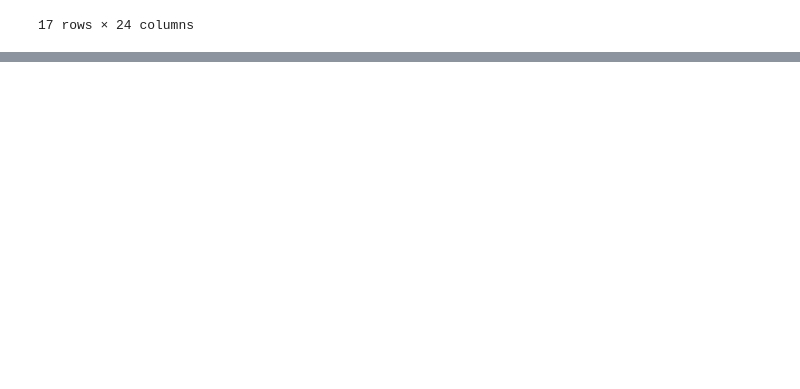
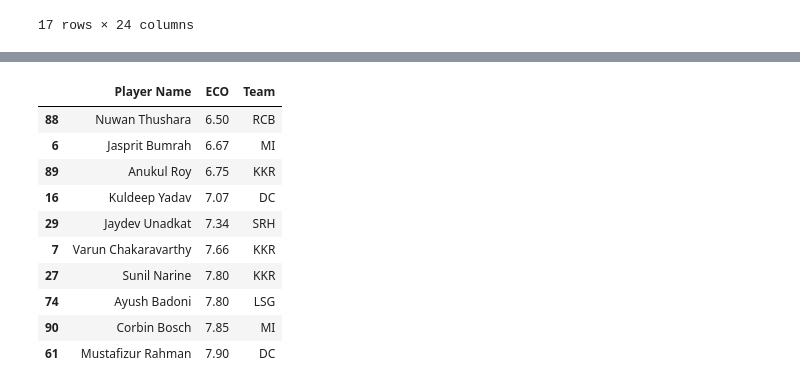
Before and after one commit to ag22042008/data-Science-notebooks, a Jupyter notebook: ipl2025.ipynb, the cells around one changed output, grey strips where cells are left out. Cells and saved outputs as stored; diff of their text form; code cells hidden in the pictures; blank space fills up the shorter version.

```diff
--- a/ipl2025.ipynb
+++ b/ipl2025.ipynb
@@ -465,0 +478,16 @@ ipl2025points
+# %%
+iplbowlersbesteconomy=bowlers[['Player Name','ECO','Team']].sort_values(by='ECO').head(10)
+# %%
+iplbowlersbesteconomy
+# %% [output]
+|  | Player Name | ECO | Team |
+| 88 | Nuwan Thushara | 6.50 | RCB |
+| 6 | Jasprit Bumrah | 6.67 | MI |
+| 89 | Anukul Roy | 6.75 | KKR |
+| 16 | Kuldeep Yadav | 7.07 | DC |
+| 29 | Jaydev Unadkat | 7.34 | SRH |
+| 7 | Varun Chakaravarthy | 7.66 | KKR |
+| 27 | Sunil Narine | 7.80 | KKR |
+| 74 | Ayush Badoni | 7.80 | LSG |
+| 90 | Corbin Bosch | 7.85 | MI |
+| 61 | Mustafizur Rahman | 7.90 | DC |
```
Also changed, not shown: parts of 20 cells of this notebook.
